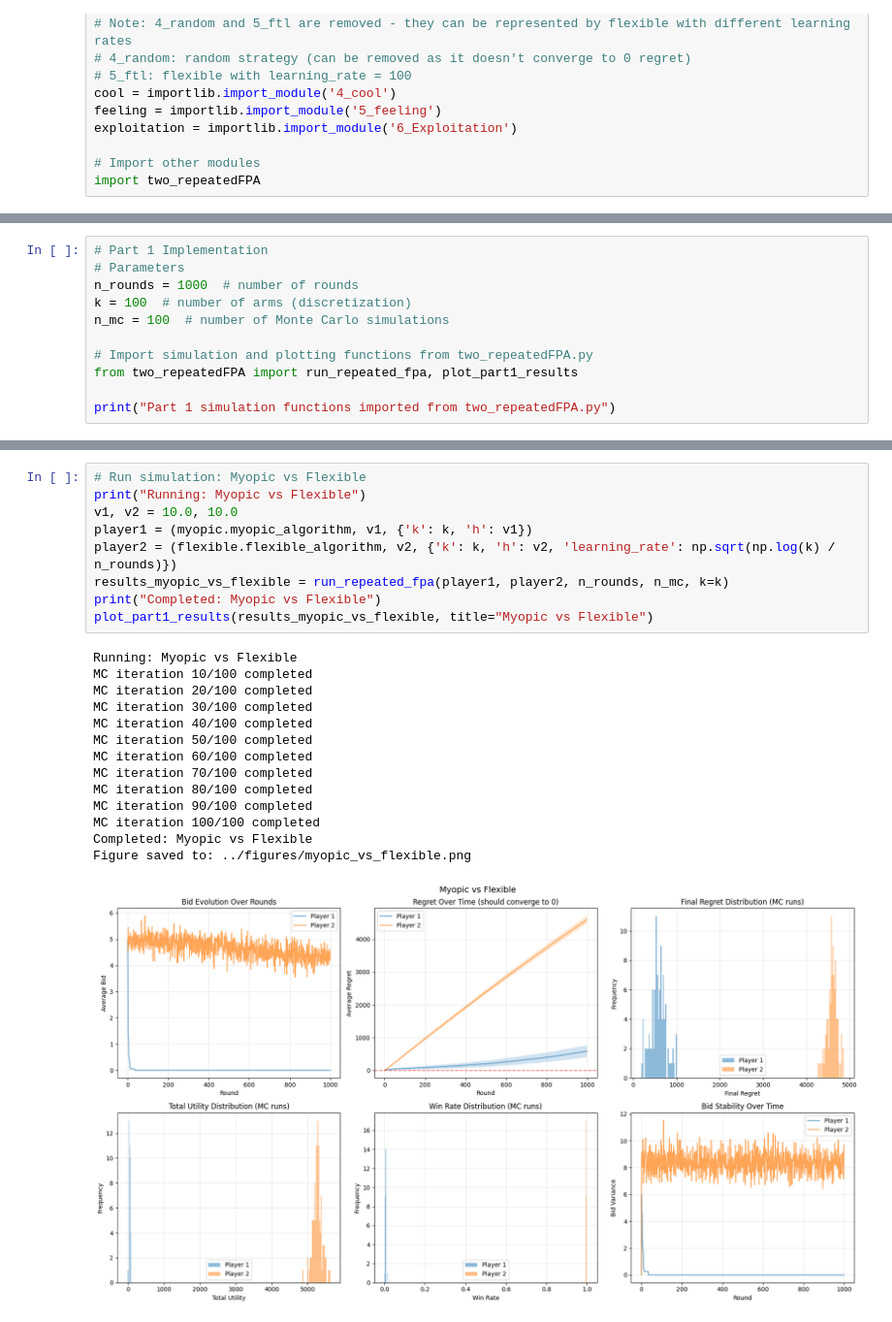
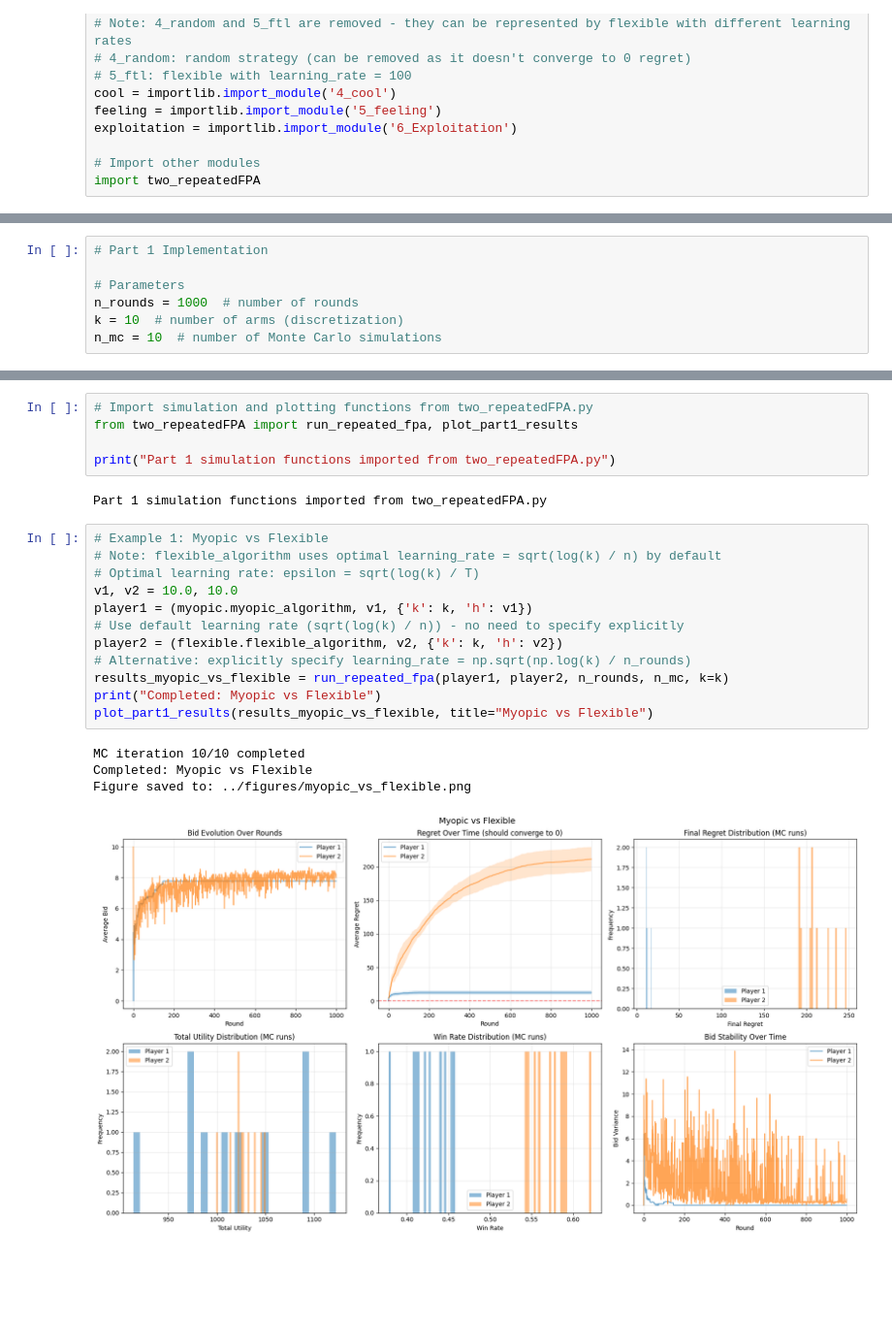
Before and after one commit to KoshiHarashima/CS332, a Jupyter notebook: 332Project3/code/plot.ipynb, the cells around one changed output, grey strips where cells are left out. Shown at 97% size. Saved outputs shown, nothing was run; the diff lists cells and outputs as text; blank space fills up the shorter version.

Commit message:
update algorithm

```diff
--- a/332Project3/code/plot.ipynb
+++ b/332Project3/code/plot.ipynb
@@ -145,11 +70,7 @@ import two_repeatedFPA
 # %%
 # Part 1 Implementation
+
 # Parameters
 n_rounds = 1000  # number of rounds
-k = 100  # number of arms (discretization)
-n_mc = 100  # number of Monte Carlo simulations
-
-# Import simulation and plotting functions from two_repeatedFPA.py
-from two_repeatedFPA import run_repeated_fpa, plot_part1_results
-
-print("Part 1 simulation functions imported from two_repeatedFPA.py")
+k = 10  # number of arms (discretization)
+n_mc = 10  # number of Monte Carlo simulations
@@ -178,26 +77,26 @@ Plotting functions defined
+# %%
+# Import simulation and plotting functions from two_repeatedFPA.py
+from two_repeatedFPA import run_repeated_fpa, plot_part1_results
+
+print("Part 1 simulation functions imported from two_repeatedFPA.py")
+# %% [output]
+Part 1 simulation functions imported from two_repeatedFPA.py
 # %%
-# Run simulation: Myopic vs Flexible
-print("Running: Myopic vs Flexible")
+# Example 1: Myopic vs Flexible
+# Note: flexible_algorithm uses optimal learning_rate = sqrt(log(k) / n) by default
+# Optimal learning rate: epsilon = sqrt(log(k) / T)
 v1, v2 = 10.0, 10.0
 player1 = (myopic.myopic_algorithm, v1, {'k': k, 'h': v1})
-player2 = (flexible.flexible_algorithm, v2, {'k': k, 'h': v2, 'learning_rate': np.sqrt(np.log(k) / n_rounds)})
+# Use default learning rate (sqrt(log(k) / n)) - no need to specify explicitly
+player2 = (flexible.flexible_algorithm, v2, {'k': k, 'h': v2})
+# Alternative: explicitly specify learning_rate = np.sqrt(np.log(k) / n_rounds)
 results_myopic_vs_flexible = run_repeated_fpa(player1, player2, n_rounds, n_mc, k=k)
 print("Completed: Myopic vs Flexible")
 plot_part1_results(results_myopic_vs_flexible, title="Myopic vs Flexible")
 # %% [output]
-Running: Myopic vs Flexible
-MC iteration 10/100 completed
-MC iteration 20/100 completed
-MC iteration 30/100 completed
-MC iteration 40/100 completed
-MC iteration 50/100 completed
-MC iteration 60/100 completed
-MC iteration 70/100 completed
-MC iteration 80/100 completed
-MC iteration 90/100 completed
-MC iteration 100/100 completed
+MC iteration 10/10 completed
 Completed: Myopic vs Flexible
 Figure saved to: ../figures/myopic_vs_flexible.png
-[figure, old version]
+[figure, new version]
 === Summary Statistics ===
 Player 1:
```
Also changed, not shown: parts of 12 cells of this notebook, 8 other files.
